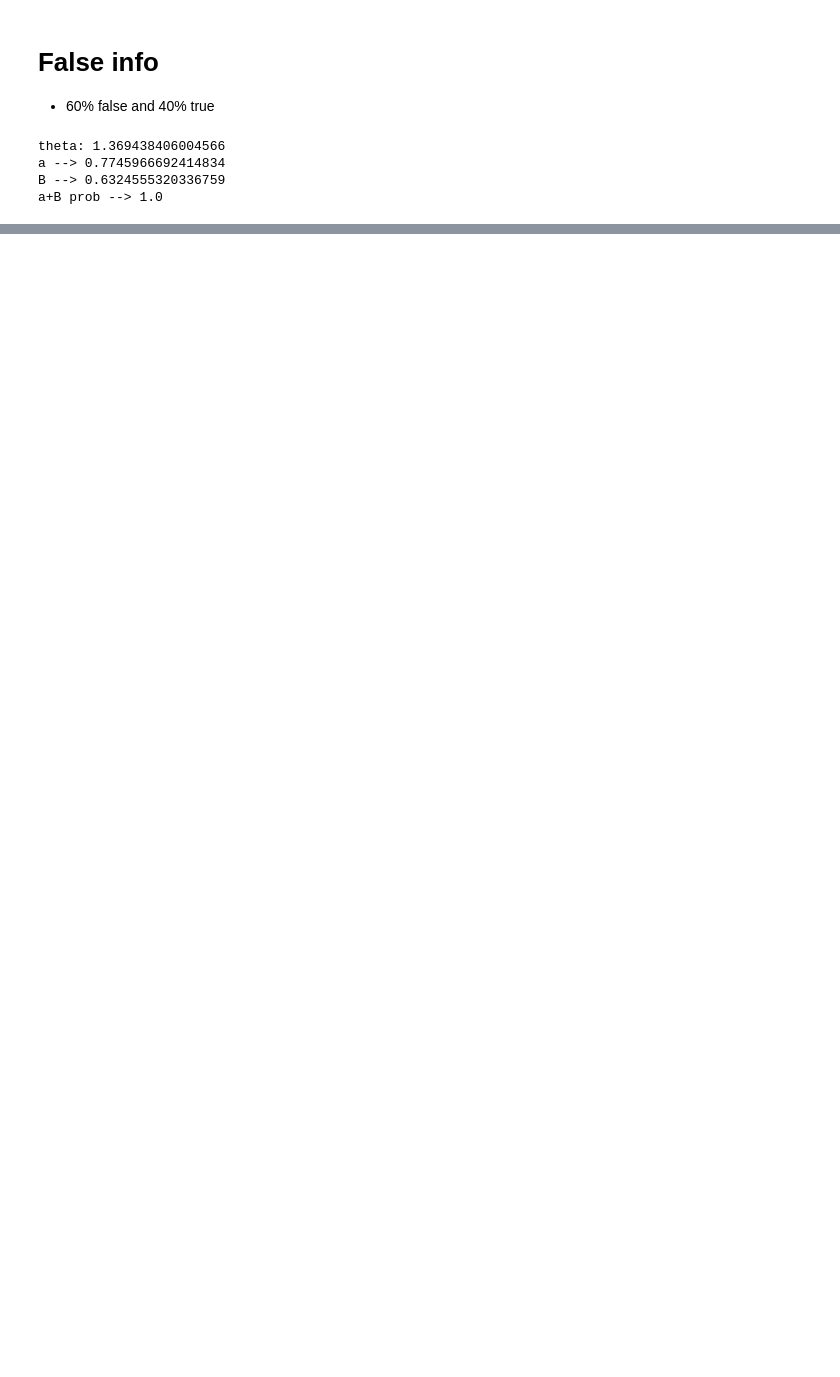
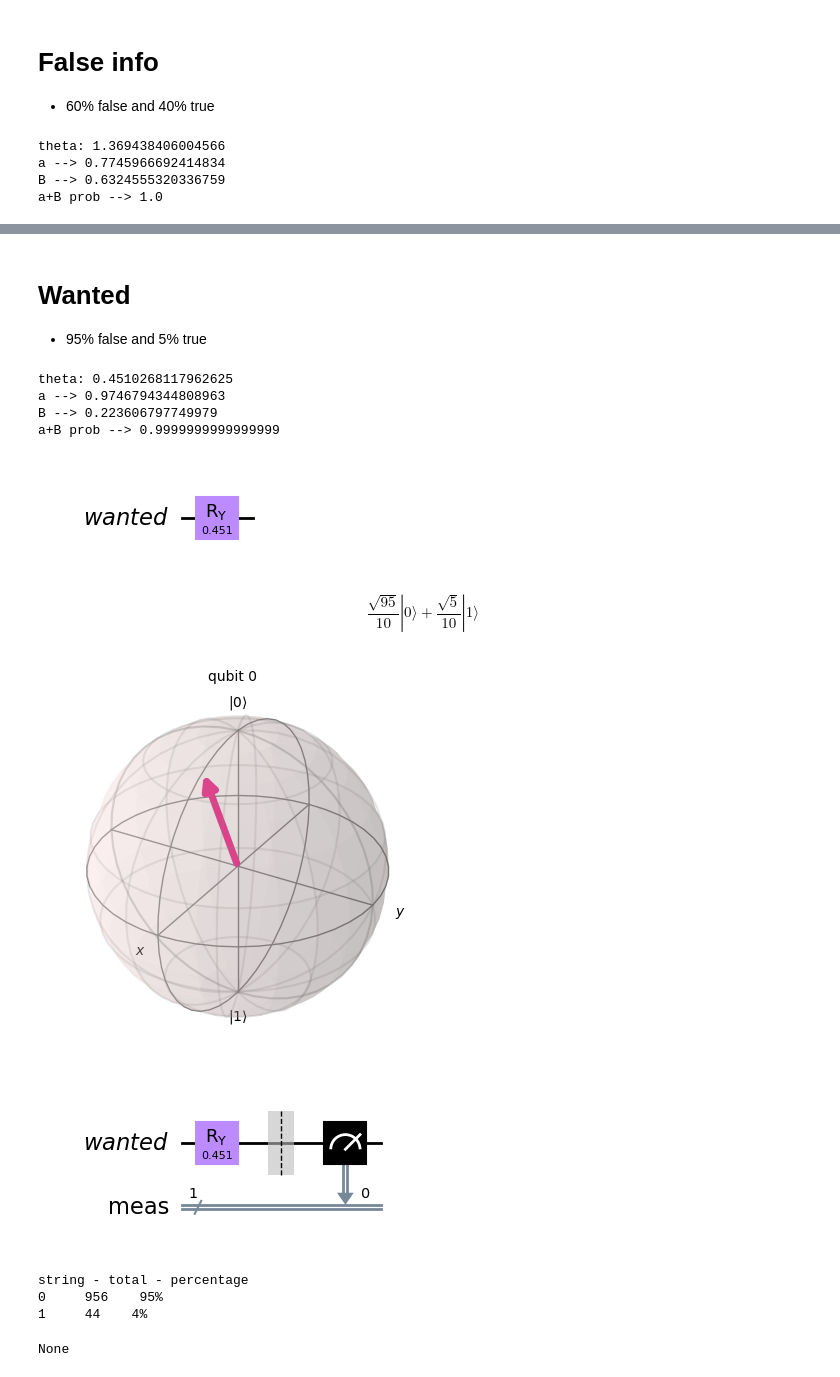
Before and after one commit to Dpbm/QPapersPlease, a Jupyter notebook: papers-please.ipynb, the cells around one changed output, grey strips where cells are left out. Drawn from its saved outputs; the diff is of its cells as text; code cells hidden in the pictures; blank space fills up the shorter version.

Commit message:
added remain qubits probabilities

```diff
--- a/papers-please.ipynb
+++ b/papers-please.ipynb
@@ -261 +259,37 @@ string - total - percentage
 None
+# %% [markdown]
+# Wanted
+
+- 95% false and 5% true
+# %%
+#a = cos(theta/2)
+#B = e^(i phi) sin(theta/2)
+
+#B^2 = 0.05
+#B = sqrt(0.05) --> sqrt(5)/sqrt(100) --> sqrt(5)/10
+
+B = np.sqrt(5)/10
+theta = get_theta(B)
+a = np.cos(theta/2)
+print(f'theta: {theta}')
+print(f'a --> {a}')
+print(f'B --> {B}')
+print(f'a+B prob --> {a**2+B**2}')
+# %% [output]
+theta: 0.4510268117962625
+a --> 0.9746794344808963
+B --> 0.223606797749979
+a+B prob --> 0.9999999999999999
+# %%
+wanted_prob_test = QuantumCircuit(wanted)
+wanted_prob_test.ry(theta, wanted)
+test_probabilities(wanted_prob_test)
+# %% [output]
+[figure, added]
+$$\frac{\sqrt{95}}{10} |0\rangle+\frac{\sqrt{5}}{10} |1\rangle$$
+[figure, added]
+[figure, added]
+string - total - percentage
+0     956    95%
+1     44    4%
+None
```
Also changed, not shown: parts of 5 cells of this notebook.
